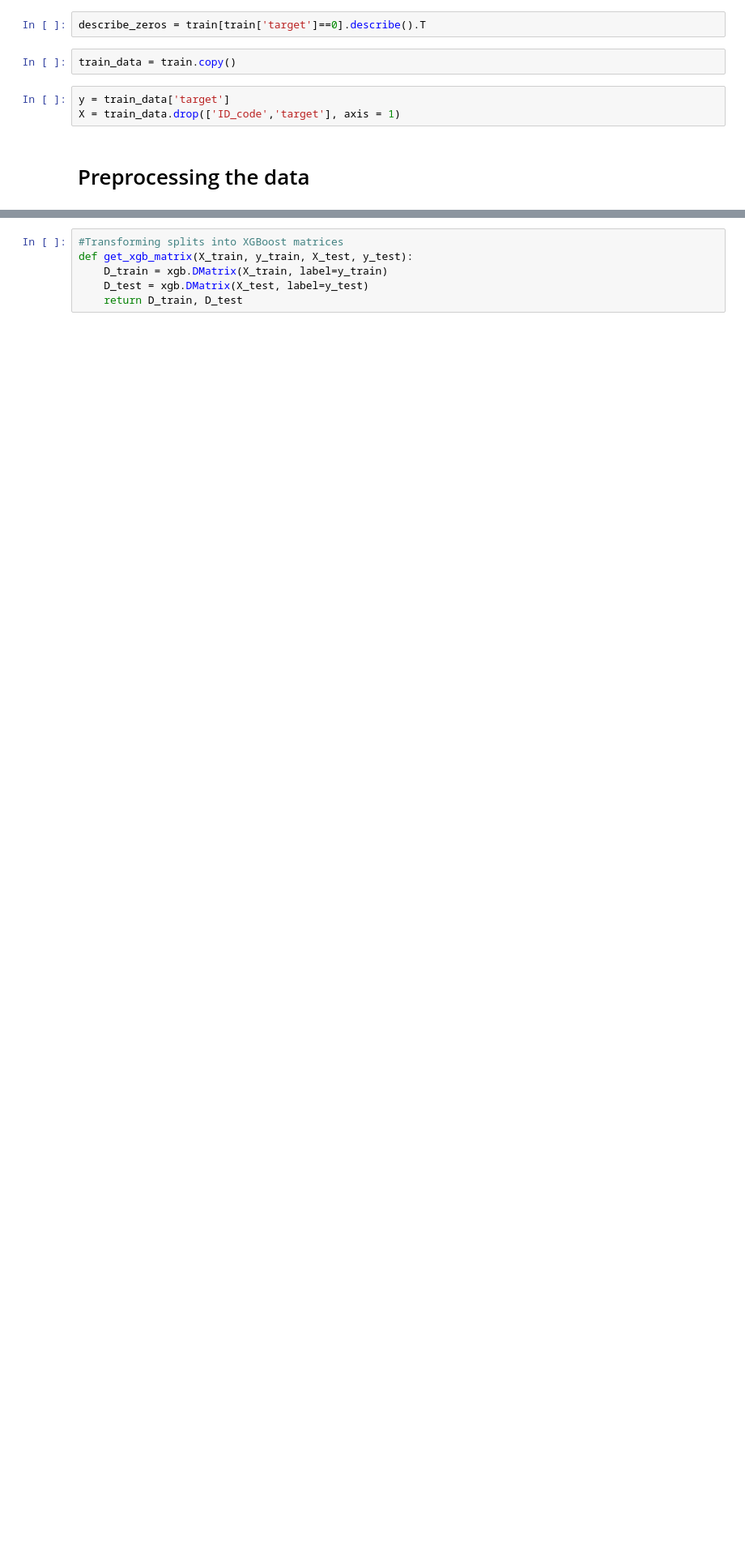
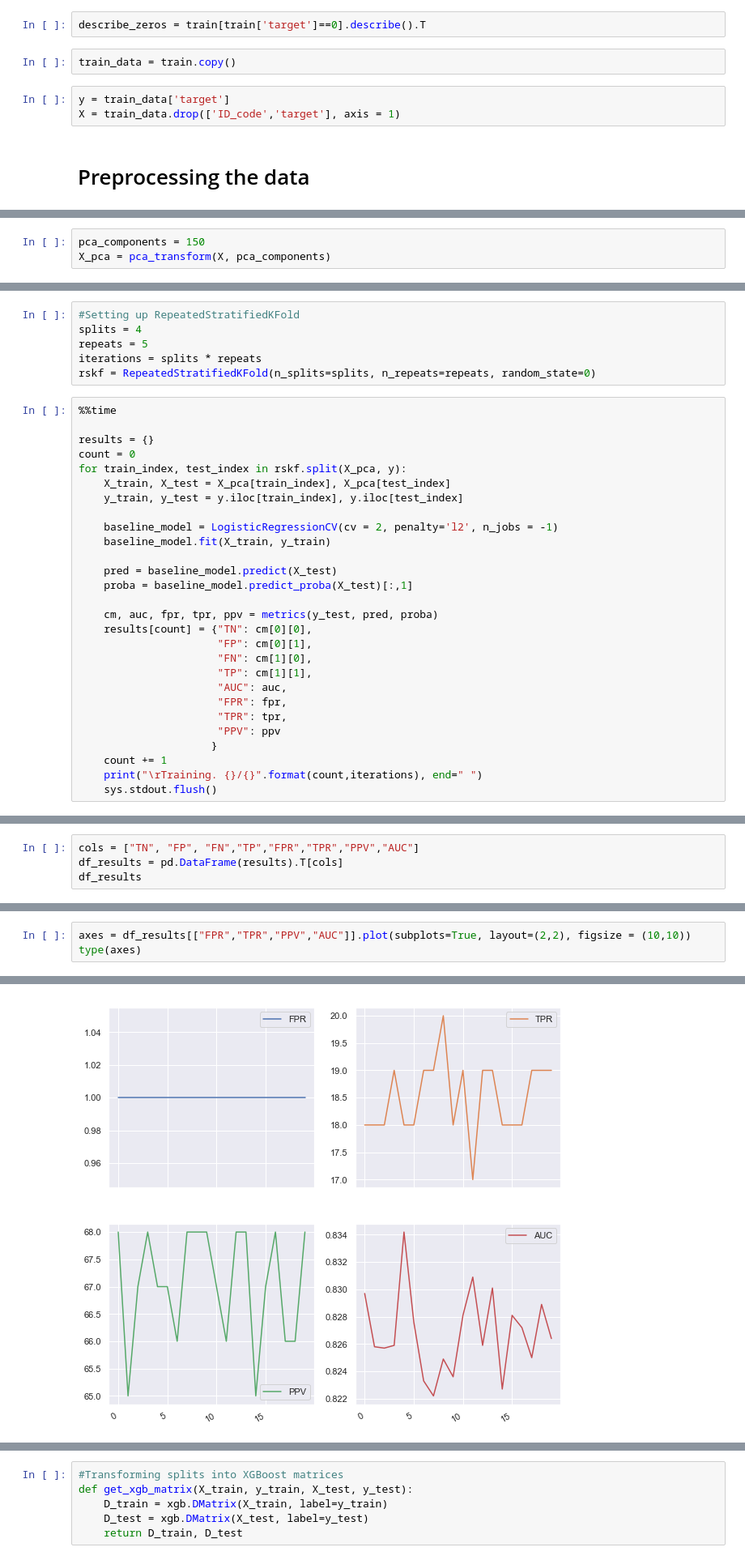
Before and after one commit to ederson-souza/Udacity-Capstone-Project, a Jupyter notebook: Capstone Project.ipynb, the cells around one changed output, grey strips where cells are left out. Shown at 81% size. Saved outputs shown, nothing was run; the diff lists cells and outputs as text; blank space fills up the shorter version.

```diff
--- a/Capstone Project.ipynb
+++ b/Capstone Project.ipynb
@@ -129,0 +112,3 @@ Testing set has 60000 samples.
+# %%
+pca_components = 150
+X_pca = pca_transform(X, pca_components)
@@ -129,0 +128,34 @@ Testing set has 60000 samples.
+# %%
+#Setting up RepeatedStratifiedKFold
+splits = 4
+repeats = 5
+iterations = splits * repeats
+rskf = RepeatedStratifiedKFold(n_splits=splits, n_repeats=repeats, random_state=0)
+# %%
+%%time
+
+results = {}
+count = 0
+for train_index, test_index in rskf.split(X_pca, y):
+    X_train, X_test = X_pca[train_index], X_pca[test_index]
+    y_train, y_test = y.iloc[train_index], y.iloc[test_index]
+
+    baseline_model = LogisticRegressionCV(cv = 2, penalty='l2', n_jobs = -1)
+    baseline_model.fit(X_train, y_train)
+
+    pred = baseline_model.predict(X_test)
+    proba = baseline_model.predict_proba(X_test)[:,1]
+
+    cm, auc, fpr, tpr, ppv = metrics(y_test, pred, proba)
+    results[count] = {"TN": cm[0][0],
+                      "FP": cm[0][1],
+                      "FN": cm[1][0],
+                      "TP": cm[1][1],
+                      "AUC": auc,
+                      "FPR": fpr,
+                      "TPR": tpr,
+                      "PPV": ppv
+                     }
+    count += 1
+    print("\rTraining. {}/{}".format(count,iterations), end=" ")
+    sys.stdout.flush()
@@ -129,0 +164,4 @@ Testing set has 60000 samples.
+# %%
+cols = ["TN", "FP", "FN","TP","FPR","TPR","PPV","AUC"]
+df_results = pd.DataFrame(results).T[cols]
+df_results
@@ -129,0 +198,4 @@ Testing set has 60000 samples.
+# %%
+axes = df_results[["FPR","TPR","PPV","AUC"]].plot(subplots=True, layout=(2,2), figsize = (10,10))
+type(axes)
+# %% [output]
@@ -129,0 +203 @@ Testing set has 60000 samples.
+[figure, added]
```
Also changed, not shown: parts of 32 cells of this notebook.
